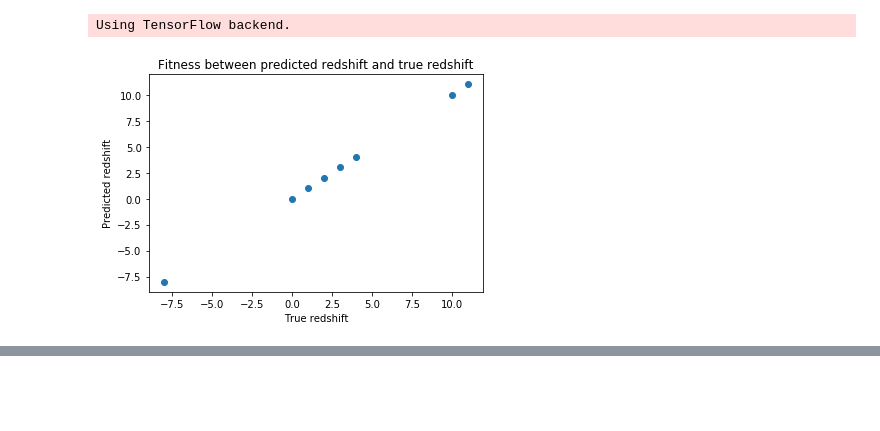
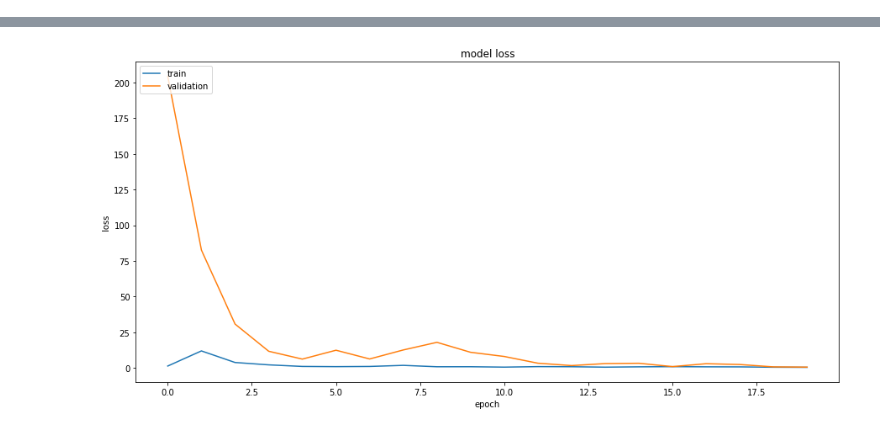
Before and after one commit to oussissa123/redshit_estimation, a Jupyter notebook: new/cnn_model-ouput_dim_large_1-2.ipynb, the cells around one changed output, grey strips where cells are left out. Cells and saved outputs as stored; diff of their text form; code cells hidden in the pictures; blank space fills up the shorter version.

```diff
--- a/new/cnn_model-ouput_dim_large_1-2.ipynb
+++ b/new/cnn_model-ouput_dim_large_1-2.ipynb
@@ -158,8 +117,69 @@ print(pow(16,2))
-# %%
-from utils import *
-X = [1,2,3,4,-1,-2,-3,10]
-Y = X = [0,1,2,3,-8,4,10,11]
-plot_result(X, Y)
-# %% [output]
-Using TensorFlow backend.
-[figure, removed]
+# %%
+# For max
+
+from keras.layers import Flatten, Conv3D, Activation , Dense, AveragePooling2D, MaxPooling3D , Dropout, Conv2D, MaxPooling2D
+from keras.models import Sequential
+from utils import *
+from keras.utils import plot_model
+
+model = Sequential()
+# ------------- start convolution layer ------------------
+L = Conv2D(32,[3,3], data_format='channels_last', activation = 'relu', padding = 'same', input_shape=(32,32,5))
+model.add(L)
+
+
+P = MaxPooling2D(pool_size=(2, 2), strides=2, padding='valid', data_format='channels_last')
+model.add(P)
+
+
+L1 = Conv2D(32,[3,3], data_format='channels_last', padding = 'same', activation = 'relu')
+model.add(L1)
+
+P1 = MaxPooling2D(pool_size=(2, 2), strides=2, padding='valid', data_format='channels_last')
+model.add(P1)
+
+"""
+L2 = Conv2D(4,[3,3], data_format='channels_last',padding = 'same', activation = 'relu')
+model.add(L2)
+
+P2 = MaxPooling2D(pool_size=(2, 2), strides=2, padding='valid', data_format='channels_last')
+model.add(P2)
+
+
+
+"""
+
+"""
+
+L3 = Conv2D(4,[2,2], data_format='channels_last', activation = 'relu')
+model.add(L3)
+
+P3 = MaxPooling2D(pool_size=(2, 2), strides=1, padding='valid', data_format='channels_last')
+model.add(P3)
+"""
+size = model.output_shape
+print(size)
+# -------------- start fully connected -------------------
+
+model.add(Flatten())
+model = model_nn(model, size[1]*size[2]*size[3], 5, dropout=0.3, batch_normalization=True, activation='relu', neurons_decay=0, starting_power=1, l2=10**-5, compile_model=True, trainable=True)
+print(size)
+print("Ok ....")
+
+batch_size = 128
+data = '../data/csvs/galaxies/all1_.csv';
+dir_img = '../data/images/galaxies1/all/*.npy'
+
+X_Train, Y_Train, X_Test, Y_Test, X_Valid, Y_Valid = get_train_test_valid_data_galaxy(data,dir_img,test_size=0.4, valid_size = 0.5, size_all = 300)
+
+history = model.fit(X_Train, Y_Train, validation_data=(X_Valid, Y_Valid), epochs=20, batch_size=batch_size, verbose=1)
+
+save_model(model, './model.json')
+
+plot_history(history)
+
+predict = model.predict(X_Test, batch_size=batch_size).reshape(-1)
+result = compute_metrics(Y_Test, predict, 'Redshift')
+print(result)
+plot_result(Y_Test, predict)
+# %% [output]
@@ -165,0 +203 @@ Using TensorFlow backend.
+[figure, added]
```
Also changed, not shown: parts of 13 cells of this notebook, 8 other files.
